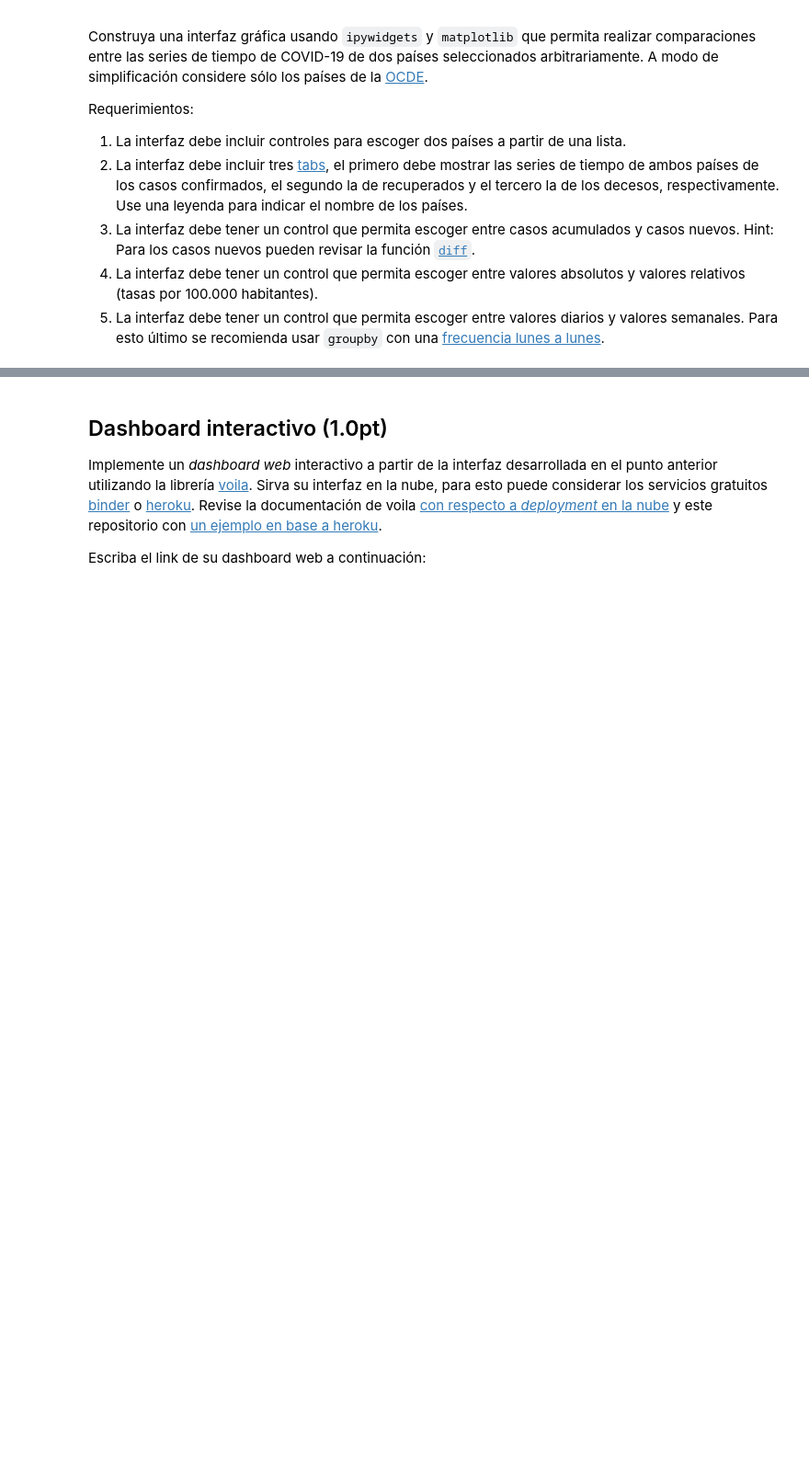
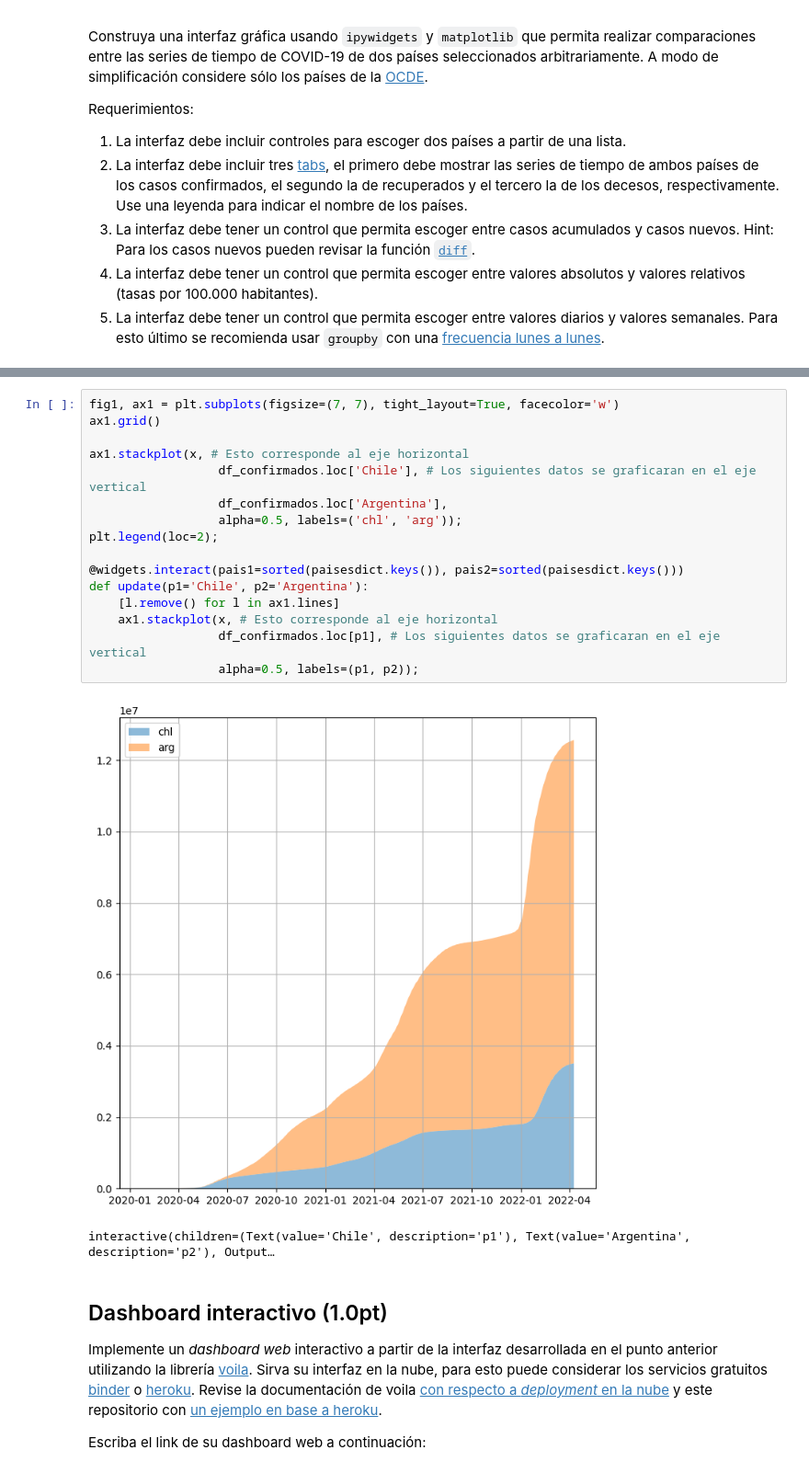
Before and after one commit to phuijse-classroom/info147-tarea-unidad1-los_pitones, a Jupyter notebook: enunciado.ipynb, the cells around one changed output, grey strips where cells are left out. Shown: that part at 92% size. Saved outputs shown, nothing was run; the diff lists cells and outputs as text; blank space fills up the shorter version.

```diff
--- a/enunciado.ipynb
+++ b/enunciado.ipynb
@@ -625,3 +703,22 @@ Requerimientos:
+# %%
+fig1, ax1 = plt.subplots(figsize=(7, 7), tight_layout=True, facecolor='w')
+ax1.grid()
+
+ax1.stackplot(x, # Esto corresponde al eje horizontal
+                  df_confirmados.loc['Chile'], # Los siguientes datos se graficaran en el eje vertical
+                  df_confirmados.loc['Argentina'],
+                  alpha=0.5, labels=('chl', 'arg'));
+plt.legend(loc=2);
+
+@widgets.interact(pais1=sorted(paisesdict.keys()), pais2=sorted(paisesdict.keys()))
+def update(p1='Chile', p2='Argentina'):
+    [l.remove() for l in ax1.lines]
+    ax1.stackplot(x, # Esto corresponde al eje horizontal
+                  df_confirmados.loc[p1], # Los siguientes datos se graficaran en el eje vertical
+                  alpha=0.5, labels=(p1, p2));
+# %% [output]
+[figure, added]
+interactive(children=(Text(value='Chile', description='p1'), Text(value='Argentina', description='p2'), Output…
 # %% [markdown]
 ## Dashboard interactivo (1.0pt)
 
```
Also changed, not shown: parts of 6 cells of this notebook, 1 other file.
